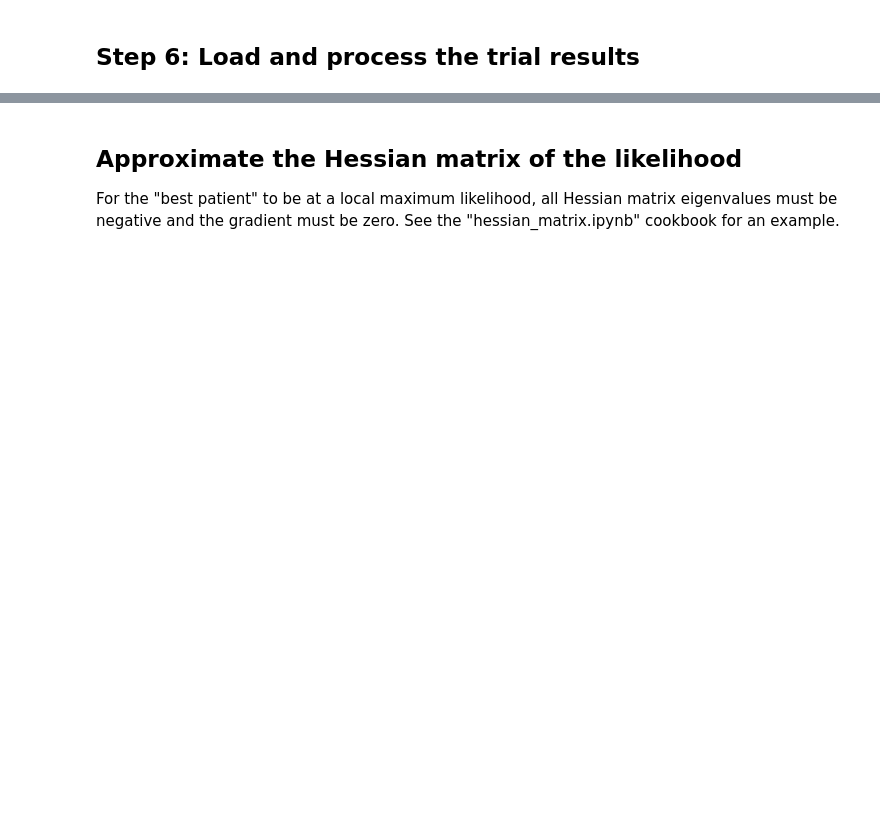
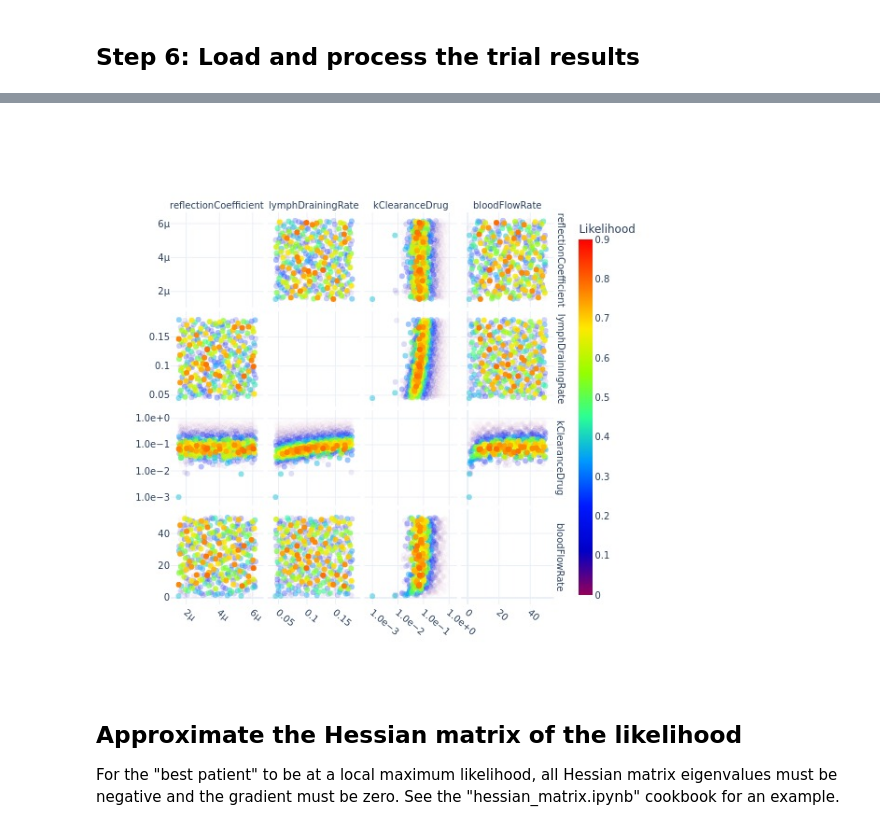
Before and after one commit to novainsilico/jinko-api-cookbook, a Jupyter notebook: cookbooks/modeling/post_calibration_uq.ipynb, the cells around one changed output, grey strips where cells are left out. Cells and saved outputs as stored; diff of their text form; code cells hidden in the pictures; blank space fills up the shorter version.

```diff
--- a/cookbooks/modeling/post_calibration_uq.ipynb
+++ b/cookbooks/modeling/post_calibration_uq.ipynb
@@ -550,7 +628,7 @@ fig.show(renderer="jpeg")
 
 # Add here all params that should be displayed using a log scale
 # By default, all params that had a custom range in log are selected
-logParams = [p for p in custom_range if custom_range[p]["logscale"] == True]
+logParams = [p for p in custom_range if custom_range[p]["logTransform"] == True]
 
 figureHeight = 600
 figureWidth = 600
@@ -607,35 +685,37 @@ for i in range(nbParams):  # iterating over rows
                         ),
                         coloraxis="coloraxis1",
                     ),
                     hoverinfo="none",
                 ),
                 row=i + 1,
                 col=j + 1,
             )
 
         # Set the log scale for x and / or y axes
-        if parameters[j] in logParams:
+        if parameter_log_scaled(parameters[j]):
             fig.update_xaxes(type="log", row=i + 1, col=j + 1, tickformat=".1e")
-        if parameters[i] in logParams:
+        if parameter_log_scaled(parameters[i]):
             fig.update_yaxes(type="log", row=i + 1, col=j + 1, tickformat=".1e")
 fig.update_annotations(font_size=10)
 fig.update_xaxes(tickangle=40)
 fig.update_coloraxes(
     colorbar_title="Likelihood",
     cmin=0,
     cmax=0.9,
     colorscale="Rainbow",
     colorbar_thickness=15,
 )
 fig.update_layout(
     font=dict(size=10),
     showlegend=False,
     # coloraxis_showscale=True,
     width=figureWidth,
     height=figureHeight,
     template="plotly_white",
 )
 fig.show(renderer="jpeg")
+# %% [output]
+[figure, added]
 # %% [markdown]
 ## Approximate the Hessian matrix of the likelihood
 
```
Also changed, not shown: parts of 10 cells of this notebook, 1 other file.
